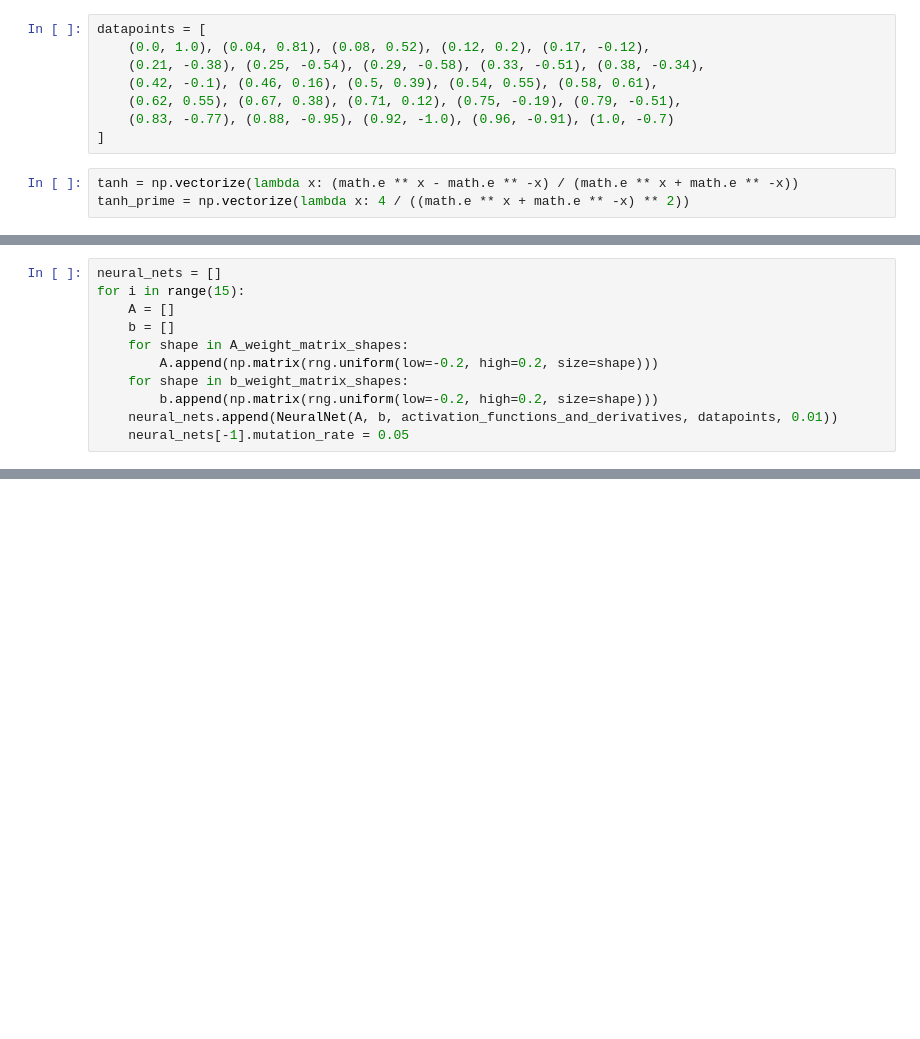
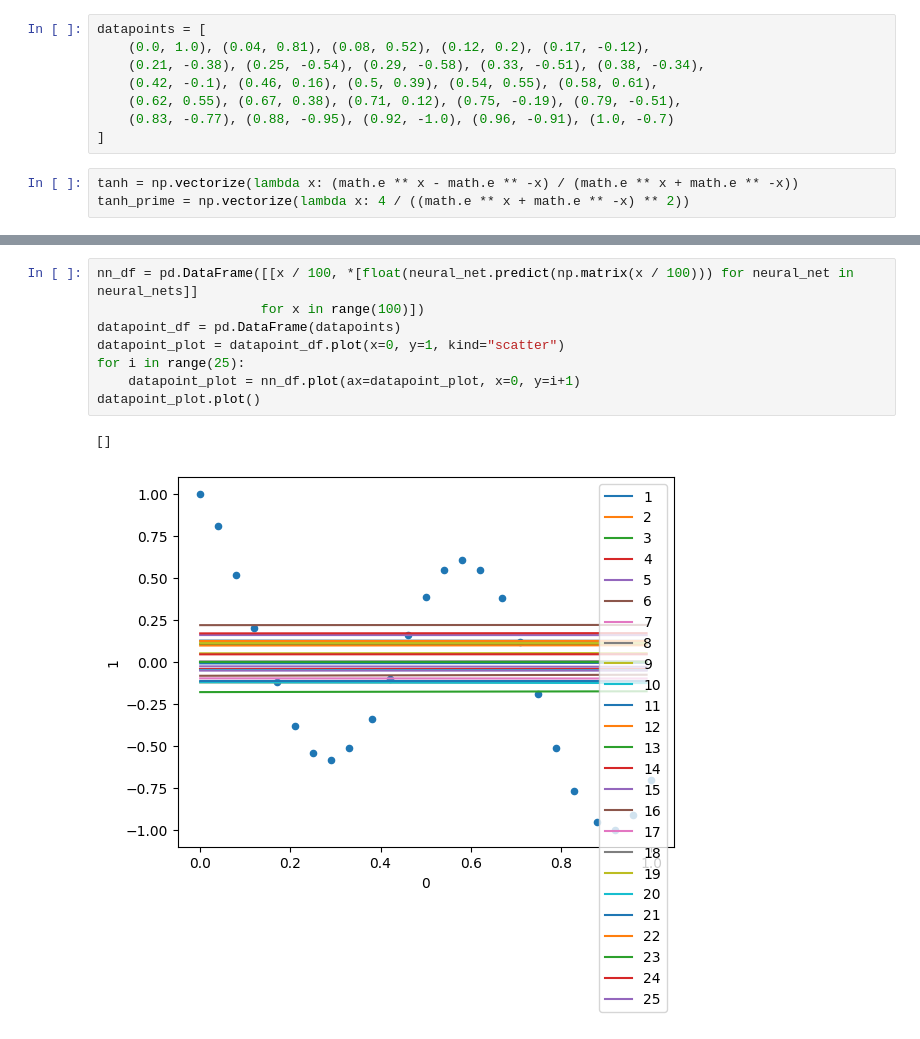
Before and after one commit to eliskol/machine-learning, a Jupyter notebook: src/neural-nets/intro_neuroevolution.ipynb, the cells around one changed output, grey strips where cells are left out. Cells and saved outputs as stored; diff of their text form; blank space fills up the shorter version.

Commit message:
refactored code! moved neuroevolution into EvolvingNeuralNet class; added todo; code is looking super nice

```diff
--- a/src/neural-nets/intro_neuroevolution.ipynb
+++ b/src/neural-nets/intro_neuroevolution.ipynb
@@ -23,12 +24 @@ b_weight_matrix_shapes = [(10, 1), (6, 1), (3, 1), (1, 1)]
 activation_functions_and_derivatives = [[tanh, tanh_prime] for _ in range(4)]
-# %%
-neural_nets = []
-for i in range(15):
-    A = []
-    b = []
-    for shape in A_weight_matrix_shapes:
-        A.append(np.matrix(rng.uniform(low=-0.2, high=0.2, size=shape)))
-    for shape in b_weight_matrix_shapes:
-        b.append(np.matrix(rng.uniform(low=-0.2, high=0.2, size=shape)))
-    neural_nets.append(NeuralNet(A, b, activation_functions_and_derivatives, datapoints, 0.01))
-    neural_nets[-1].mutation_rate = 0.05
@@ -57,0 +47,11 @@ def next_generation(neural_nets):
+# %%
+nn_df = pd.DataFrame([[x / 100, *[float(neural_net.predict(np.matrix(x / 100))) for neural_net in neural_nets]]
+                     for x in range(100)])
+datapoint_df = pd.DataFrame(datapoints)
+datapoint_plot = datapoint_df.plot(x=0, y=1, kind="scatter")
+for i in range(25):
+    datapoint_plot = nn_df.plot(ax=datapoint_plot, x=0, y=i+1)
+datapoint_plot.plot()
+# %% [output]
+[]
+[figure, added]
```
Also changed, not shown: parts of 9 cells of this notebook, 1 other file.
